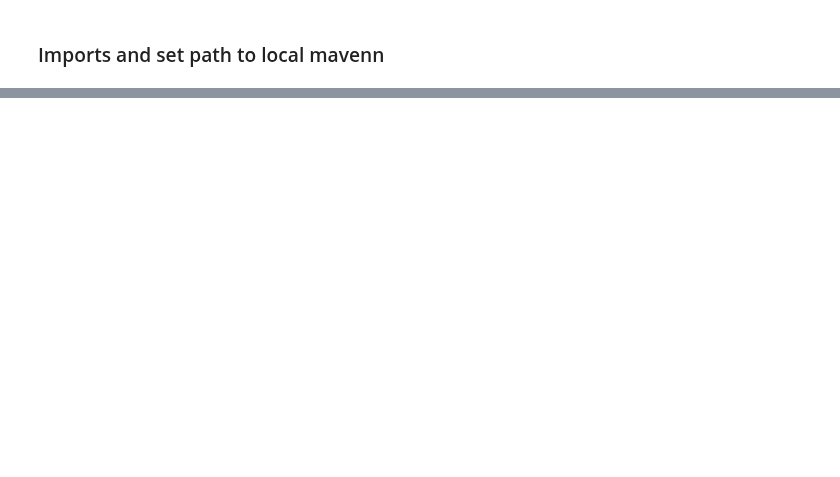
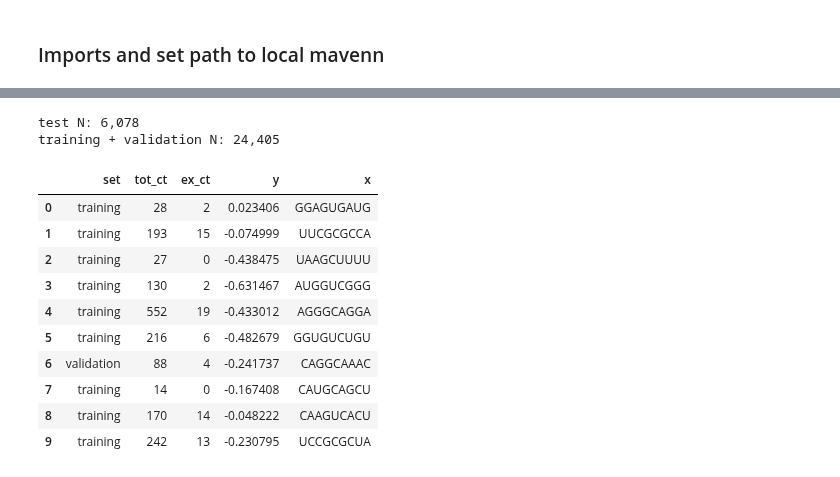
Before and after one commit to jbkinney/mavenn, a Jupyter notebook: paper/figure_scripts/fig5.ipynb, the cells around one changed output, grey strips where cells are left out. Drawn from its saved outputs; the diff is of its cells as text; code cells hidden in the pictures; blank space fills up the shorter version.

```diff
--- a/paper/figure_scripts/fig5.ipynb
+++ b/paper/figure_scripts/fig5.ipynb
@@ -445,0 +477,32 @@ def heatmap_pairwise(values,
+# %%
+np.random.seed(0)
+
+# Load example data
+data_df = mavenn.load_example_dataset('mpsa')
+
+# Separate test from data_df
+ix_test = data_df['set']=='test'
+test_df = data_df[ix_test].reset_index(drop=True)
+print(f'test N: {len(test_df):,}')
+
+x_test = test_df['x'].values
+y_test = test_df['y'].values
+
+# Remove test data from data_df
+data_df = data_df[~ix_test].reset_index(drop=True)
+print(f'training + validation N: {len(data_df):,}')
+data_df.head(10)
+# %% [output]
+test N: 6,078
+training + validation N: 24,405
+|  | set | tot_ct | ex_ct | y | x |
+| 0 | training | 28 | 2 | 0.023406 | GGAGUGAUG |
+| 1 | training | 193 | 15 | -0.074999 | UUCGCGCCA |
+| 2 | training | 27 | 0 | -0.438475 | UAAGCUUUU |
+| 3 | training | 130 | 2 | -0.631467 | AUGGUCGGG |
+| 4 | training | 552 | 19 | -0.433012 | AGGGCAGGA |
+| 5 | training | 216 | 6 | -0.482679 | GGUGUCUGU |
+| 6 | validation | 88 | 4 | -0.241737 | CAGGCAAAC |
+| 7 | training | 14 | 0 | -0.167408 | CAUGCAGCU |
+| 8 | training | 170 | 14 | -0.048222 | CAAGUCACU |
+| 9 | training | 242 | 13 | -0.230795 | UCCGCGCUA |
```
Also changed, not shown: parts of 11 cells of this notebook, 12 other files.
